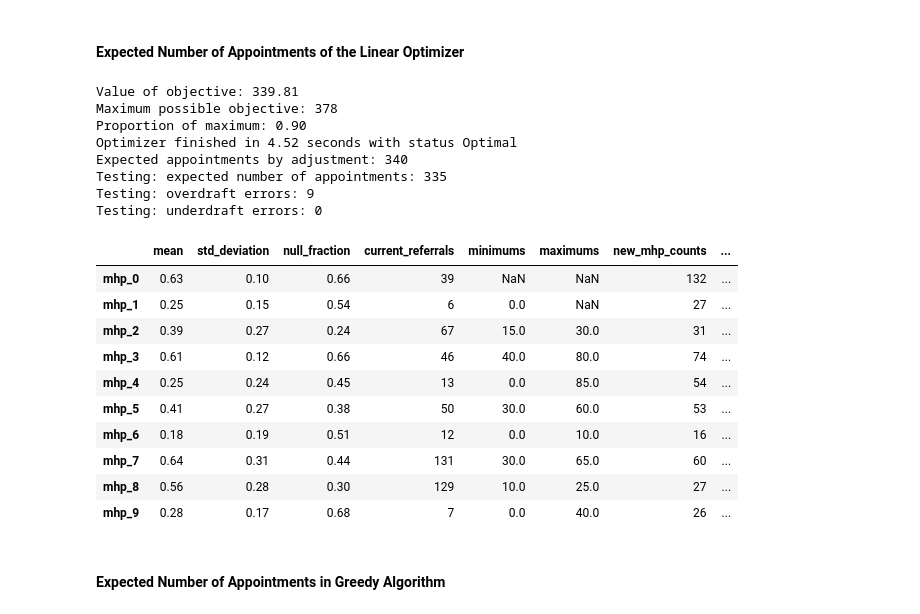
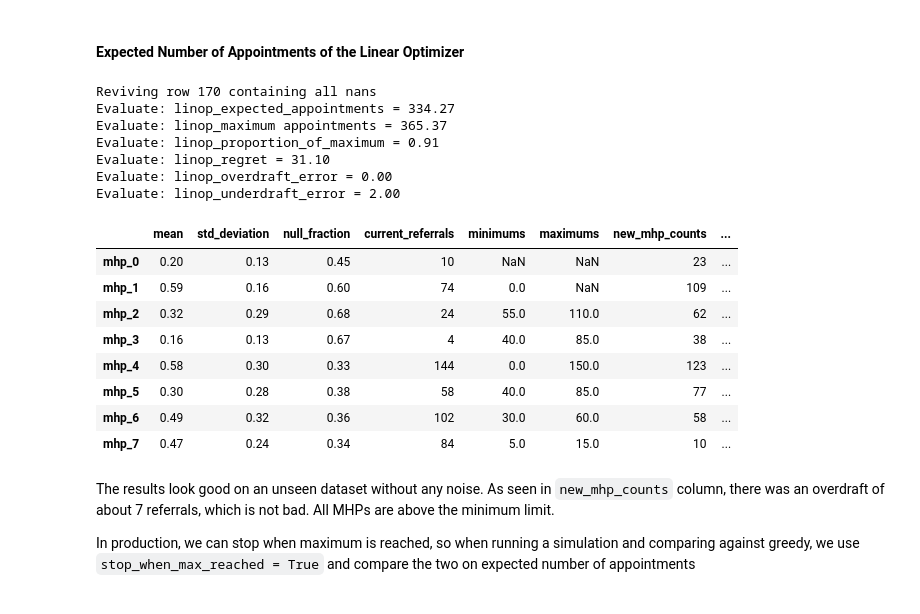
Before and after one commit to ratish-dalvi/contextual-MAB, a Jupyter notebook: matching.ipynb, the cells around one changed output. Saved outputs shown, nothing was run; the diff lists cells and outputs as text; code cells hidden in the pictures.

```diff
--- a/matching.ipynb
+++ b/matching.ipynb
@@ -539,0 +580,4 @@ On the other hand, the MHPs with the lowest scheduling rate did not get many ref
+# %%
+df_bootstrap = train_boostrap(df, mhps, compute_adjustments=True, verbose=False, n_trials=50)
+df_results["adjustment_median"] = df_bootstrap.T.median().round(2)
+solver.adjustment_median = df_bootstrap.T.median()
@@ -602,48 +703,33 @@ def evaluate(df, mhps, assignment):
 # %%
-def test_linop(df, mhps, solver):
-    df_new = df.copy(deep=True)
-    n_referrals, n_mhps = df.shape
-
-    for i in range(n_mhps):
-        col = mhps[i].name
-        df_new[col] = (df_new[col] + solver.adjustment[i])
-
-    assignment = []
-    for i in range(n_referrals):
-        row = df_new.iloc[i]
-        idxmax_adjusted = row.idxmax()
-        assignment.append(idxmax_adjusted)
-
-    return evaluate(df, mhps, assignment)
-
-
 # Train
-df, mhps = generate_data(n_referrals=500, n_mhps=10)
-_, solver = train(df, mhps, compute_adjustments=True)
+# Use trained solver and MHP parameters from above
+# df, mhps = generate_data(n_referrals=500, n_mhps=10)
+# _, solver = train(df, mhps, compute_adjustments=True)
 
 # Test
 df_test = generate_test_data(len(df), mhps, noise=0.0)
-df_test_results, expected_appts = test_linop(df_test, mhps, solver)
+df_test_results, expected_appts = test_linop(df_test, mhps, solver, verbose=True, stop_when_max_reached=False)
 df_test_results
 # %% [output]
-Value of objective: 339.81
-Maximum possible objective: 378
-Proportion of maximum: 0.90
-Optimizer finished in 4.52 seconds with status Optimal
-Expected appointments by adjustment: 340
-Testing: expected number of appointments: 335
-Testing: overdraft errors: 9
-Testing: underdraft errors: 0
+Reviving row 170 containing all nans
+Evaluate: linop_expected_appointments = 334.27
+Evaluate: linop_maximum appointments = 365.37
+Evaluate: linop_proportion_of_maximum = 0.91
+Evaluate: linop_regret = 31.10
+Evaluate: linop_overdraft_error = 0.00
+Evaluate: linop_underdraft_error = 2.00
 |  | mean | std_deviation | null_fraction | current_referrals | minimums | maximums | new_mhp_counts | ... |
-| mhp_0 | 0.63 | 0.10 | 0.66 | 39 | NaN | NaN | 132 | ... |
-| mhp_1 | 0.25 | 0.15 | 0.54 | 6 | 0.0 | NaN | 27 | ... |
-| mhp_2 | 0.39 | 0.27 | 0.24 | 67 | 15.0 | 30.0 | 31 | ... |
-| mhp_3 | 0.61 | 0.12 | 0.66 | 46 | 40.0 | 80.0 | 74 | ... |
-| mhp_4 | 0.25 | 0.24 | 0.45 | 13 | 0.0 | 85.0 | 54 | ... |
-| mhp_5 | 0.41 | 0.27 | 0.38 | 50 | 30.0 | 60.0 | 53 | ... |
-| mhp_6 | 0.18 | 0.19 | 0.51 | 12 | 0.0 | 10.0 | 16 | ... |
-| mhp_7 | 0.64 | 0.31 | 0.44 | 131 | 30.0 | 65.0 | 60 | ... |
-| mhp_8 | 0.56 | 0.28 | 0.30 | 129 | 10.0 | 25.0 | 27 | ... |
-| mhp_9 | 0.28 | 0.17 | 0.68 | 7 | 0.0 | 40.0 | 26 | ... |
+| mhp_0 | 0.20 | 0.13 | 0.45 | 10 | NaN | NaN | 23 | ... |
+| mhp_1 | 0.59 | 0.16 | 0.60 | 74 | 0.0 | NaN | 109 | ... |
+| mhp_2 | 0.32 | 0.29 | 0.68 | 24 | 55.0 | 110.0 | 62 | ... |
+| mhp_3 | 0.16 | 0.13 | 0.67 | 4 | 40.0 | 85.0 | 38 | ... |
+| mhp_4 | 0.58 | 0.30 | 0.33 | 144 | 0.0 | 150.0 | 123 | ... |
+| mhp_5 | 0.30 | 0.28 | 0.38 | 58 | 40.0 | 85.0 | 77 | ... |
+| mhp_6 | 0.49 | 0.32 | 0.36 | 102 | 30.0 | 60.0 | 58 | ... |
+| mhp_7 | 0.47 | 0.24 | 0.34 | 84 | 5.0 | 15.0 | 10 | ... |
-# %% [markdown]
-#### Expected Number of Appointments in Greedy Algorithm
+# %% [markdown]
+The results look good on an unseen dataset without any noise. As seen in `new_mhp_counts` column, there was an overdraft of about 7 referrals, which is not bad. All MHPs are above the minimum limit.
+
+
+In production, we can stop when maximum is reached, so when running a simulation and comparing against greedy,
+we use `stop_when_max_reached = True` and compare the two on expected number of appointments
```
Also changed, not shown: parts of 35 cells of this notebook.
